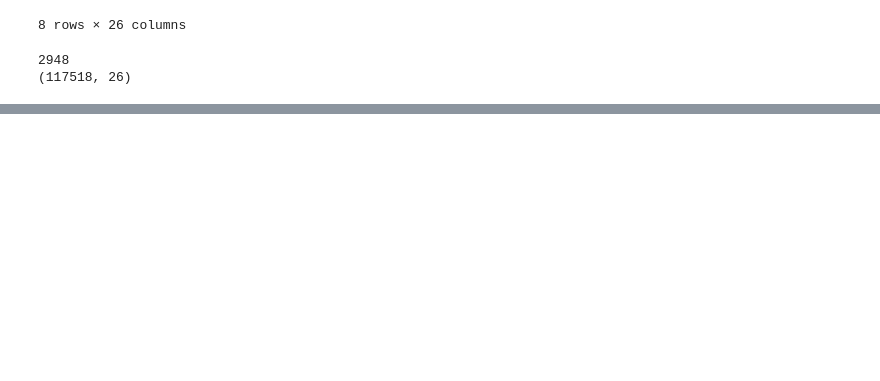
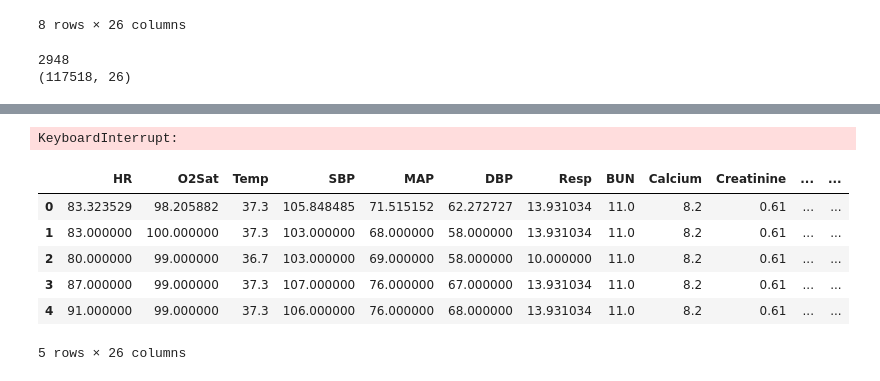
Before and after one commit to Fryman93/SprungBoard, a Jupyter notebook: Capstone 2/Sepsis/Sepsis.ipynb, the cells around one changed output, grey strips where cells are left out. Cells and saved outputs as stored; diff of their text form; code cells hidden in the pictures; blank space fills up the shorter version.

```diff
--- a/Capstone 2/Sepsis/Sepsis.ipynb
+++ b/Capstone 2/Sepsis/Sepsis.ipynb
@@ -585,0 +839,49 @@ avg / total       0.87      0.93      0.90     14306
+# %%
+# Simple XGBoostClassifier with GridSearch for optimal hyperparameters
+
+
+# Instantiate the XGB classifier: tree
+
+xgb = XGBClassifier()
+
+param_grid = {
+        'min_child_weight': [1, 5, 10],
+        'gamma': [0.5, 1, 1.5, 2, 5],
+        'subsample': [0.6, 0.8, 1.0],
+        'colsample_bytree': [0.6, 0.8, 1.0],
+        'max_depth': [3, 4, 5]
+        }
+
+# Create train and test sets
+skf = StratifiedKFold(n_splits=5)
+for train_index, test_index in skf.split(X_IDs, y_outcomes):
+    X_train3 = clean2.loc[clean2['ID'].isin(list(train_index))].drop(['SepsisLabel','ID','Gets_Sepsis'], axis = 1)
+    X_test3 =  clean2.loc[clean2['ID'].isin(list(test_index))].drop(['SepsisLabel','ID','Gets_Sepsis'], axis = 1)
+    y_train3 = clean2.loc[clean2['ID'].isin(list(train_index))]['Gets_Sepsis']
+    y_test3 = clean2.loc[clean2['ID'].isin(list(test_index))]['Gets_Sepsis']
+
+# Instantiate the GridSearchCV object:
+xgb_cv = GridSearchCV(xgb, param_grid, cv=5, scoring='roc_auc')
+
+# Fit it to the training data
+xgb_cv.fit(X_train3, y_train3)
+
+# Predict the labels of the test set: y_pred
+y_pred = xgb_cv.predict(X_test3)
+
+# Print the optimal parameters and best score
+print("Tuned Parameters: {}".format(xgb_cv.best_params_))
+print("Tuned ROC_AUC: {}".format(xgb_cv.best_score_))
+print(classification_report(y_test3, y_pred))
+# %% [output]
+KeyboardInterrupt:
+# %%
+clean2.head()
+# %% [output]
+|  | HR | O2Sat | Temp | SBP | MAP | DBP | Resp | BUN | Calcium | Creatinine | ... | ... |
+| 0 | 83.323529 | 98.205882 | 37.3 | 105.848485 | 71.515152 | 62.272727 | 13.931034 | 11.0 | 8.2 | 0.61 | ... | ... |
+| 1 | 83.000000 | 100.000000 | 37.3 | 103.000000 | 68.000000 | 58.000000 | 13.931034 | 11.0 | 8.2 | 0.61 | ... | ... |
+| 2 | 80.000000 | 99.000000 | 36.7 | 103.000000 | 69.000000 | 58.000000 | 10.000000 | 11.0 | 8.2 | 0.61 | ... | ... |
+| 3 | 87.000000 | 99.000000 | 37.3 | 107.000000 | 76.000000 | 67.000000 | 13.931034 | 11.0 | 8.2 | 0.61 | ... | ... |
+| 4 | 91.000000 | 99.000000 | 37.3 | 106.000000 | 76.000000 | 68.000000 | 13.931034 | 11.0 | 8.2 | 0.61 | ... | ... |
+5 rows × 26 columns
```
Also changed, not shown: parts of 27 cells of this notebook.
